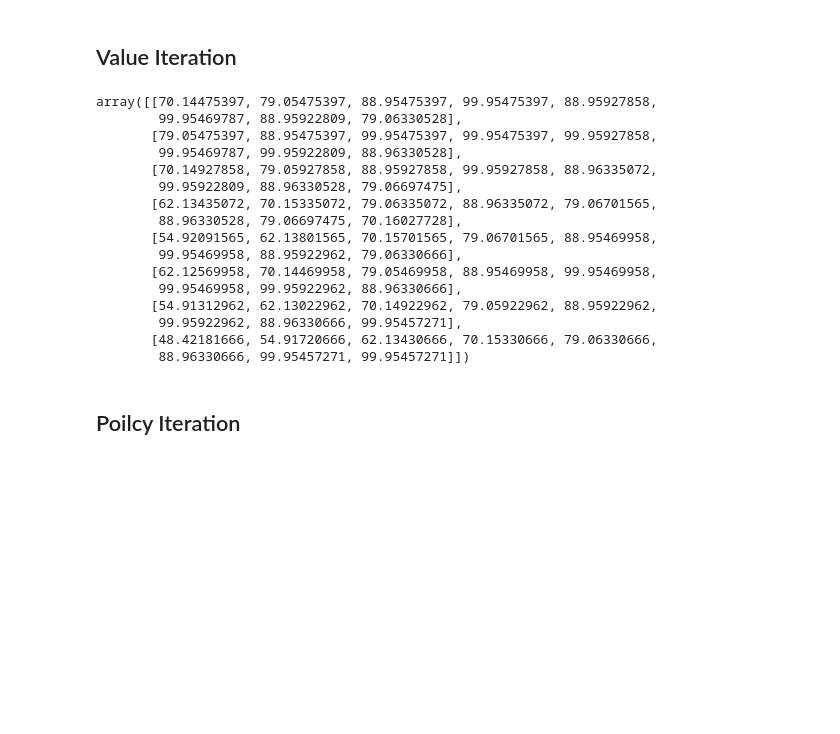
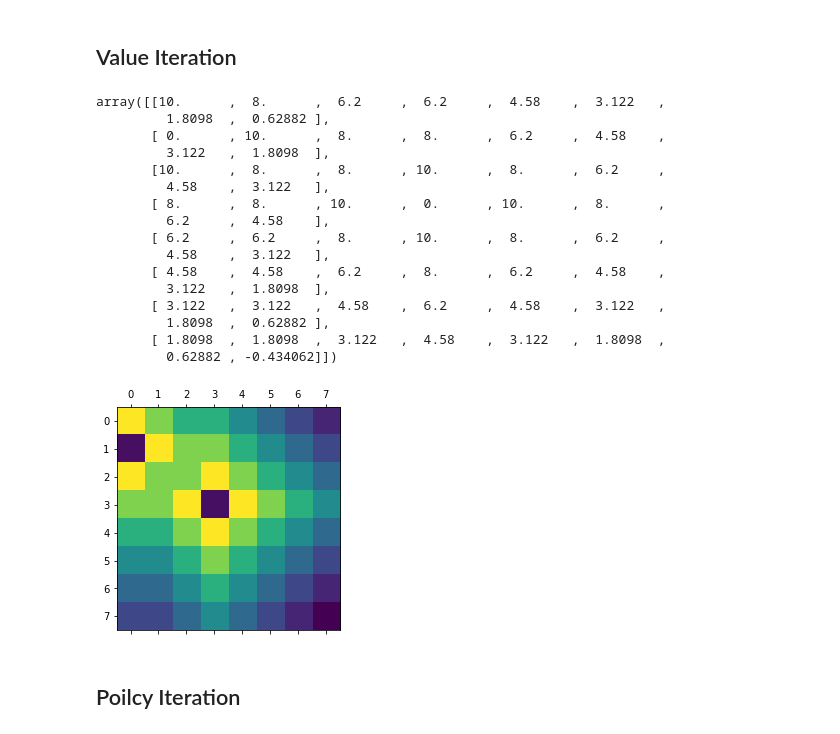
Before and after one commit to devloper13/Topics-in-Machine-Learning, a Jupyter notebook: main.ipynb, the cells around one changed output. Drawn from its saved outputs; the diff is of its cells as text; code cells hidden in the pictures; blank space fills up the shorter version.

```diff
--- a/main.ipynb
+++ b/main.ipynb
@@ -247,3 +185,36 @@ class PolicyIteration(DiscreteAgent):
 # %% [markdown]
 ## Value Iteration
+# %%
+class ValueIteration(DiscreteAgent):
+    def __init__(self,env):
+        self.env = env
+        self.gamma = 0.9
+        self.Q = np.zeros((env.maxrow,env.maxcol,env.tot_act))
+        self.V = np.zeros((env.maxrow,env.maxcol))
+
+    def update(self):
+        eps=1e-9
+        while True:
+            delta = 0
+            for row in range(len(self.V)):
+                for col in range(len(self.V[row])):
+                    state=(row,col)
+                    v = self.V[state]
+                    for action in self.env.actions:
+                        self.env.set_start_state(state)
+                        new_state,reward,done = self.env.step(action)
+                        #print(reward)
+                        self.Q[state][action] = reward + self.gamma * self.V[new_state]
+                    self.V[state] = np.max(self.Q[state])
+                    delta = max(delta,abs(v-self.V[state]))
+
+
+                    #print(delta)
+            if delta < (eps*(1-self.gamma))/(2*self.gamma):
+                break
+            #print(self.V)
+            self.env.vi_test(self.Q)
+
+    def get_action(self):
+        pass
 # %%
@@ -256,22 +223,27 @@ agent.update()
 #sweep_no+=1
 # %%
-agent.V
+value_agent.V
 # %% [output]
-array([[70.14475397, 79.05475397, 88.95475397, 99.95475397, 88.95927858,
-        99.95469787, 88.95922809, 79.06330528],
-       [79.05475397, 88.95475397, 99.95475397, 99.95475397, 99.95927858,
-        99.95469787, 99.95922809, 88.96330528],
-       [70.14927858, 79.05927858, 88.95927858, 99.95927858, 88.96335072,
-        99.95922809, 88.96330528, 79.06697475],
-       [62.13435072, 70.15335072, 79.06335072, 88.96335072, 79.06701565,
-        88.96330528, 79.06697475, 70.16027728],
-       [54.92091565, 62.13801565, 70.15701565, 79.06701565, 88.95469958,
-        99.95469958, 88.95922962, 79.06330666],
-       [62.12569958, 70.14469958, 79.05469958, 88.95469958, 99.95469958,
-        99.95469958, 99.95922962, 88.96330666],
-       [54.91312962, 62.13022962, 70.14922962, 79.05922962, 88.95922962,
-        99.95922962, 88.96330666, 99.95457271],
-       [48.42181666, 54.91720666, 62.13430666, 70.15330666, 79.06330666,
-        88.96330666, 99.95457271, 99.95457271]])
+array([[10.      ,  8.      ,  6.2     ,  6.2     ,  4.58    ,  3.122   ,
+         1.8098  ,  0.62882 ],
+       [ 0.      , 10.      ,  8.      ,  8.      ,  6.2     ,  4.58    ,
+         3.122   ,  1.8098  ],
+       [10.      ,  8.      ,  8.      , 10.      ,  8.      ,  6.2     ,
+         4.58    ,  3.122   ],
+       [ 8.      ,  8.      , 10.      ,  0.      , 10.      ,  8.      ,
+         6.2     ,  4.58    ],
+       [ 6.2     ,  6.2     ,  8.      , 10.      ,  8.      ,  6.2     ,
+         4.58    ,  3.122   ],
+       [ 4.58    ,  4.58    ,  6.2     ,  8.      ,  6.2     ,  4.58    ,
+         3.122   ,  1.8098  ],
+       [ 3.122   ,  3.122   ,  4.58    ,  6.2     ,  4.58    ,  3.122   ,
+         1.8098  ,  0.62882 ],
+       [ 1.8098  ,  1.8098  ,  3.122   ,  4.58    ,  3.122   ,  1.8098  ,
+         0.62882 , -0.434062]])
+# %%
+plt.matshow(env.pathplot(value_agent.V))
+plt.show()
+# %% [output]
+[figure, added]
 # %% [markdown]
 ## Poilcy Iteration
```
Also changed, not shown: parts of 14 cells of this notebook.
